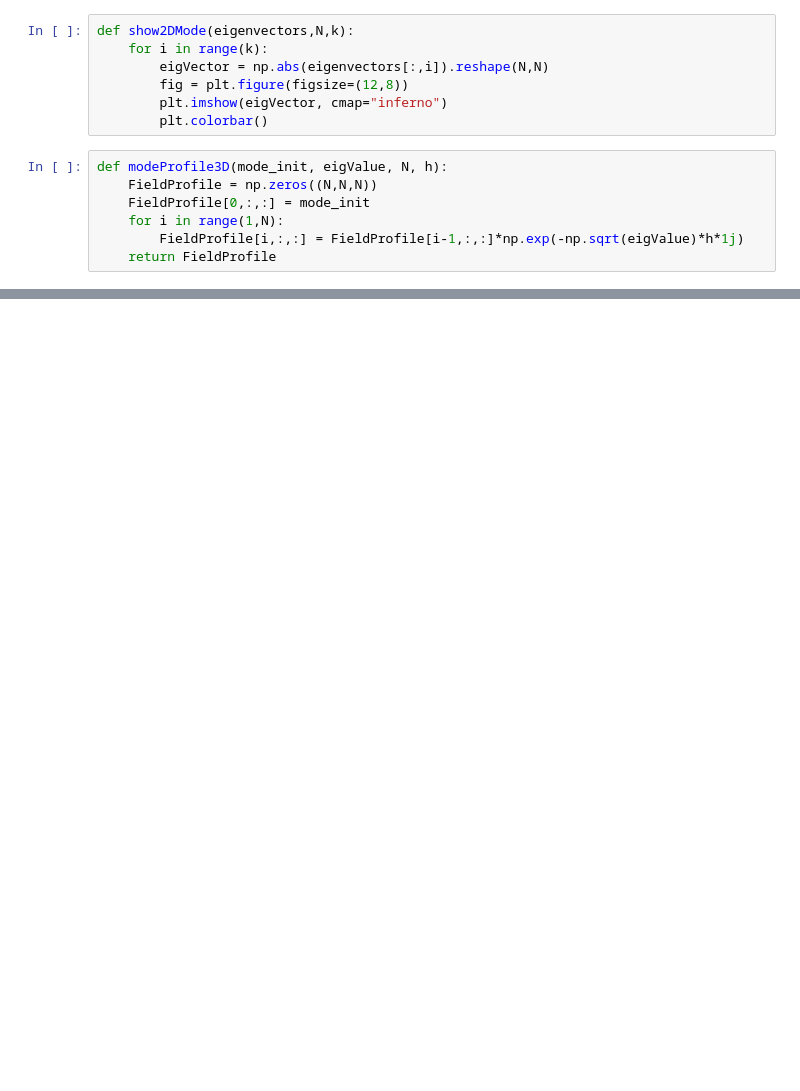
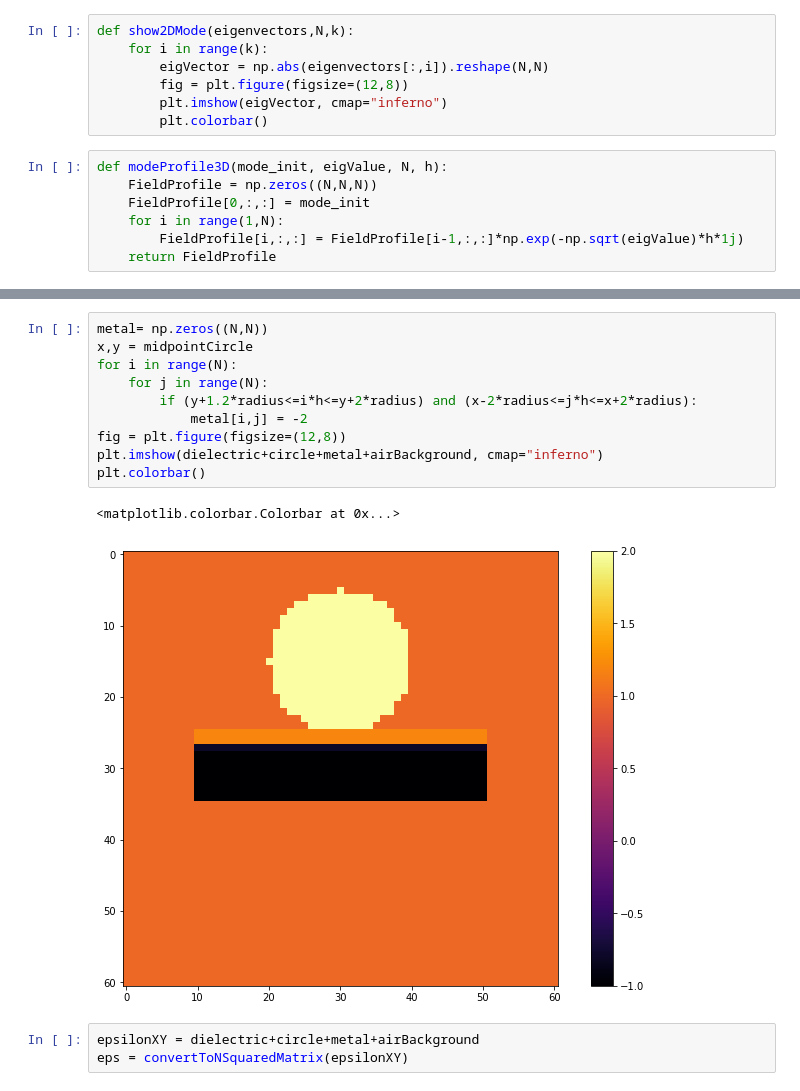
Before and after one commit to CODGI/Computational-Photonics, a Jupyter notebook: 2D-Modesolver.ipynb, the cells around one changed output, grey strips where cells are left out. Drawn from its saved outputs; the diff is of its cells as text; blank space fills up the shorter version.

Commit message:
Adjusted epsilon-generation, coded in our problem

```diff
--- a/2D-Modesolver.ipynb
+++ b/2D-Modesolver.ipynb
@@ -86,0 +118,16 @@ for i in range(k):
+# %%
+metal= np.zeros((N,N))
+x,y = midpointCircle
+for i in range(N):
+    for j in range(N):
+        if (y+1.2*radius<=i*h<=y+2*radius) and (x-2*radius<=j*h<=x+2*radius):
+            metal[i,j] = -2
+fig = plt.figure(figsize=(12,8))
+plt.imshow(dielectric+circle+metal+airBackground, cmap="inferno")
+plt.colorbar()
+# %% [output]
+<matplotlib.colorbar.Colorbar at 0x...>
+[figure, added]
+# %%
+epsilonXY = dielectric+circle+metal+airBackground
+eps = convertToNSquaredMatrix(epsilonXY)
```
Also changed, not shown: parts of 16 cells of this notebook, 1 other file.
